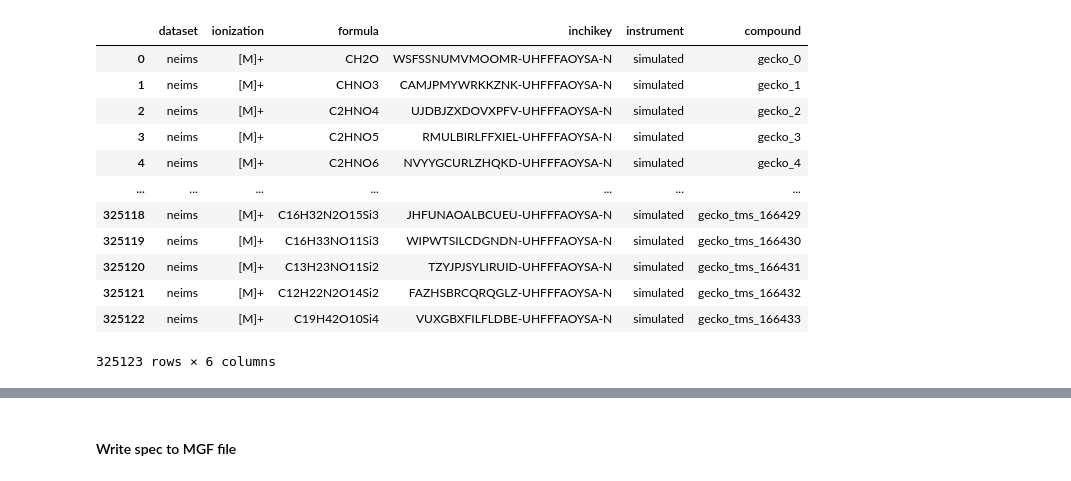
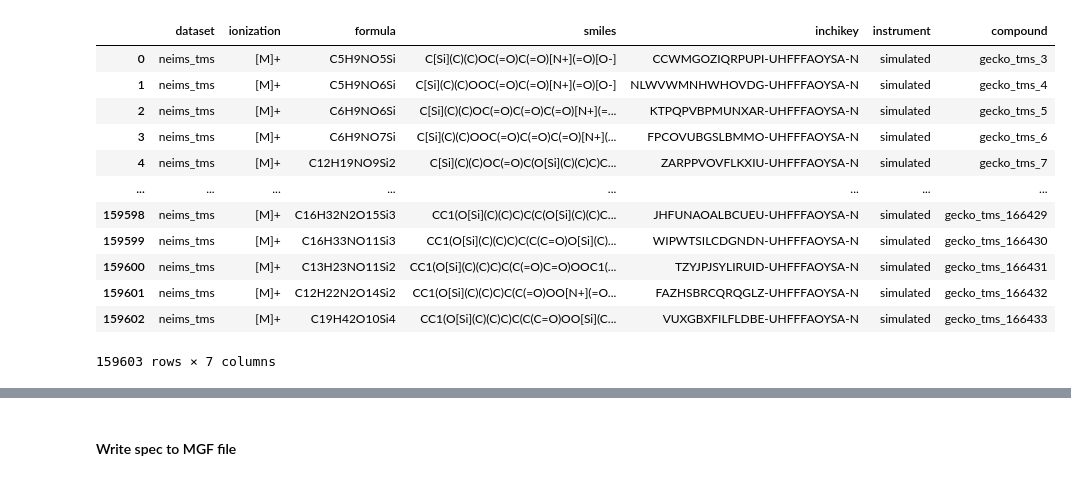
Before and after one commit to kuulia/mist, a Jupyter notebook: data_processing/neims/gecko_EIMS_spectra/preprocess_ms_gen.ipynb, the cells around one changed output, grey strips where cells are left out. Saved outputs shown, nothing was run; the diff lists cells and outputs as text; code cells hidden in the pictures.

```diff
--- a/data_processing/neims/gecko_EIMS_spectra/preprocess_ms_gen.ipynb
+++ b/data_processing/neims/gecko_EIMS_spectra/preprocess_ms_gen.ipynb
@@ -62,20 +60,20 @@ df
 # %%
-labels_df = pd.read_csv(f'{path_to_data}/mist_inputs/labels.tsv', sep='\t')
+labels_df = pd.read_csv(f'{path_to_data}/mist_inputs/labels_tms.tsv', sep='\t')
 labels_df['compound'] = labels_df['spec']
-labels_df = labels_df.drop(columns=['smiles', 'Unnamed: 0', 'spec'])
+labels_df = labels_df.drop(columns=['Unnamed: 0', 'spec'])
 labels_df
 # %% [output]
-|  | dataset | ionization | formula | inchikey | instrument | compound |
-| 0 | neims | [M]+ | CH2O | WSFSSNUMVMOOMR-UHFFFAOYSA-N | simulated | gecko_0 |
-| 1 | neims | [M]+ | CHNO3 | CAMJPMYWRKKZNK-UHFFFAOYSA-N | simulated | gecko_1 |
-| 2 | neims | [M]+ | C2HNO4 | UJDBJZXDOVXPFV-UHFFFAOYSA-N | simulated | gecko_2 |
-| 3 | neims | [M]+ | C2HNO5 | RMULBIRLFFXIEL-UHFFFAOYSA-N | simulated | gecko_3 |
-| 4 | neims | [M]+ | C2HNO6 | NVYYGCURLZHQKD-UHFFFAOYSA-N | simulated | gecko_4 |
-| ... | ... | ... | ... | ... | ... | ... |
-| 325118 | neims | [M]+ | C16H32N2O15Si3 | JHFUNAOALBCUEU-UHFFFAOYSA-N | simulated | gecko_tms_166429 |
-| 325119 | neims | [M]+ | C16H33NO11Si3 | WIPWTSILCDGNDN-UHFFFAOYSA-N | simulated | gecko_tms_166430 |
-| 325120 | neims | [M]+ | C13H23NO11Si2 | TZYJPJSYLIRUID-UHFFFAOYSA-N | simulated | gecko_tms_166431 |
-| 325121 | neims | [M]+ | C12H22N2O14Si2 | FAZHSBRCQRQGLZ-UHFFFAOYSA-N | simulated | gecko_tms_166432 |
-| 325122 | neims | [M]+ | C19H42O10Si4 | VUXGBXFILFLDBE-UHFFFAOYSA-N | simulated | gecko_tms_166433 |
+|  | dataset | ionization | formula | smiles | inchikey | instrument | compound |
+| 0 | neims_tms | [M]+ | C5H9NO5Si | C[Si](C)(C)OC(=O)C(=O)[N+](=O)[O-] | CCWMGOZIQRPUPI-UHFFFAOYSA-N | simulated | gecko_tms_3 |
+| 1 | neims_tms | [M]+ | C5H9NO6Si | C[Si](C)(C)OOC(=O)C(=O)[N+](=O)[O-] | NLWVWMNHWHOVDG-UHFFFAOYSA-N | simulated | gecko_tms_4 |
+| 2 | neims_tms | [M]+ | C6H9NO6Si | C[Si](C)(C)OC(=O)C(=O)C(=O)[N+](=... | KTPQPVBPMUNXAR-UHFFFAOYSA-N | simulated | gecko_tms_5 |
+| 3 | neims_tms | [M]+ | C6H9NO7Si | C[Si](C)(C)OOC(=O)C(=O)C(=O)[N+](... | FPCOVUBGSLBMMO-UHFFFAOYSA-N | simulated | gecko_tms_6 |
+| 4 | neims_tms | [M]+ | C12H19NO9Si2 | C[Si](C)(C)OC(=O)C(O[Si](C)(C)C)C... | ZARPPVOVFLKXIU-UHFFFAOYSA-N | simulated | gecko_tms_7 |
+| ... | ... | ... | ... | ... | ... | ... | ... |
+| 159598 | neims_tms | [M]+ | C16H32N2O15Si3 | CC1(O[Si](C)(C)C)C(C(O[Si](C)(C)C... | JHFUNAOALBCUEU-UHFFFAOYSA-N | simulated | gecko_tms_166429 |
+| 159599 | neims_tms | [M]+ | C16H33NO11Si3 | CC1(O[Si](C)(C)C)C(C(C=O)O[Si](C)... | WIPWTSILCDGNDN-UHFFFAOYSA-N | simulated | gecko_tms_166430 |
+| 159600 | neims_tms | [M]+ | C13H23NO11Si2 | CC1(O[Si](C)(C)C)C(C(=O)C=O)OOC1(... | TZYJPJSYLIRUID-UHFFFAOYSA-N | simulated | gecko_tms_166431 |
+| 159601 | neims_tms | [M]+ | C12H22N2O14Si2 | CC1(O[Si](C)(C)C)C(C(=O)OO[N+](=O... | FAZHSBRCQRQGLZ-UHFFFAOYSA-N | simulated | gecko_tms_166432 |
+| 159602 | neims_tms | [M]+ | C19H42O10Si4 | CC1(O[Si](C)(C)C)C(C(C=O)OO[Si](C... | VUXGBXFILFLDBE-UHFFFAOYSA-N | simulated | gecko_tms_166433 |
-325123 rows × 6 columns
+159603 rows × 7 columns
 # %%
```
Also changed, not shown: parts of 53 cells of this notebook, 41 other files.
